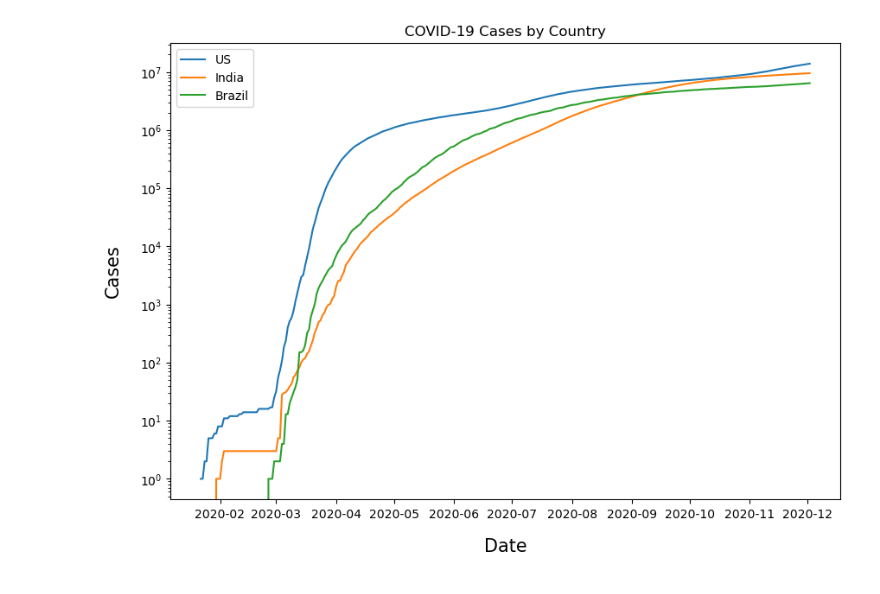
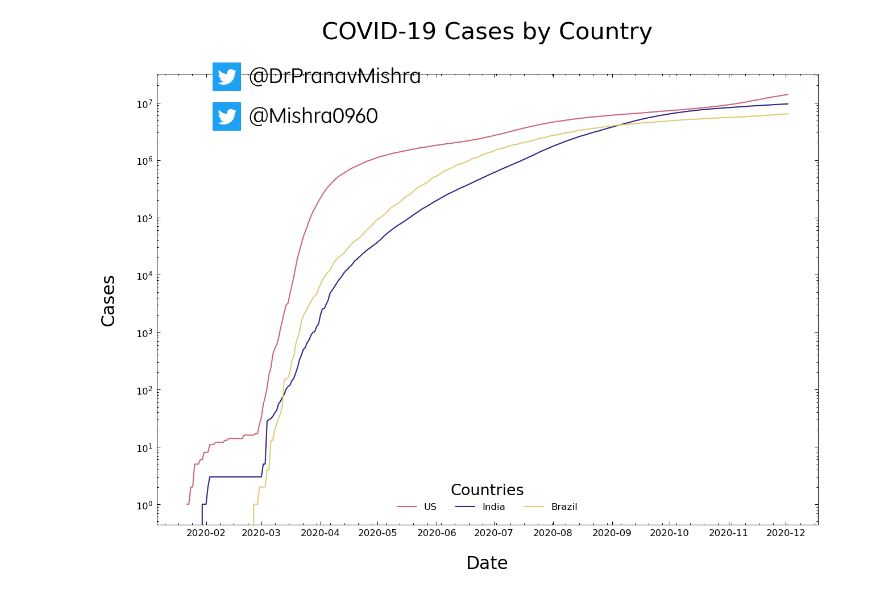
Before and after one commit to pranavmishra90/COVID-19, a Jupyter notebook: Notebooks/COVID-19 Prediction.ipynb, the cells around one changed output. Drawn from its saved outputs; the diff is of its cells as text; code cells hidden in the pictures.

```diff
--- a/Notebooks/COVID-19 Prediction.ipynb
+++ b/Notebooks/COVID-19 Prediction.ipynb
@@ -86,33 +84,54 @@ fig_dpi = 100
+# %%
+#Formatting the following figures
+
+axes_fontsize = 15
+title_fontsize = 20
+label_size = 20
+fig_dpi = 150
+fig_width = 4
+fig_height = 3
+twitter_alpha = 1
+
+
+with cbook.get_sample_data('Twitter/twitter_watermark_black.png') as file:
+    twitter = image.imread(file)
+
+# fig, ax1 = plt.subplots(figsize=(10, 7), dpi = fig_dpi)
+# figXXX.figimage(twitter, 825, 40, zorder=3, alpha=.3)
+
+#Formatting
+plt.style.use(['science','no-latex', 'muted'])
 # %%
 # Plot the data
 
 #Initialize figure
 fig1, ax1 = plt.subplots(figsize=(10, 7), dpi = fig_dpi)
 selected_countries = ['US', 'India', 'Brazil']
 # selected_countries = phase1_100cuts.columns
 plotting_columns = covid_data[selected_countries]
 
 
 # ax1.scatter(plotting_columns.index, plotting_columns, label = selected_countries)
 # ax1.plot(plotting_columns, label=selected_countries)
 
 # plt.plot(plotting_columns.index, plotting_columns[selected_countries], label=selected_countries)
 
 ax1.plot(datetime_index, plotting_columns)
 
+#Formatting
+plt.title('COVID-19 Cases by Country', fontsize=title_fontsize, pad=30)
 
+ax1.legend(selected_countries, bbox_to_anchor=(0.5, 0), loc="lower center", borderaxespad=1, ncol=5, title='Countries', title_fontsize = 13) #set to show selected_countries
 
-#Formatting
-
-plt.title('COVID-19 Cases by Country')
-ax1.legend(selected_countries) #set to show selected_countries
 ax1.set_xlabel("Date", fontsize=axes_fontsize)
 ax1.xaxis.labelpad = 15
 ax1.yaxis.labelpad = 15
 ax1.set_ylabel('Cases', fontsize=axes_fontsize)
 ax1.set_yscale('log')
 
+fig1.figimage(twitter, 190, 770, zorder=3, alpha=twitter_alpha)
+
 fig1.show()
-fig1.savefig('../Figures/COVID-19_Cases_in_Select_Countries.jpg', bbox_inches="tight", pad_inches=0.3, transparent=False)
+fig1.savefig('../Figures/COVID-19_Cases_in_Select_Countries.jpg', pad_inches=0.2, transparent=False)
 # %% [output]
-[figure, old version]
+[figure, new version]
```
Also changed, not shown: parts of 8 cells of this notebook, 5 other files.
